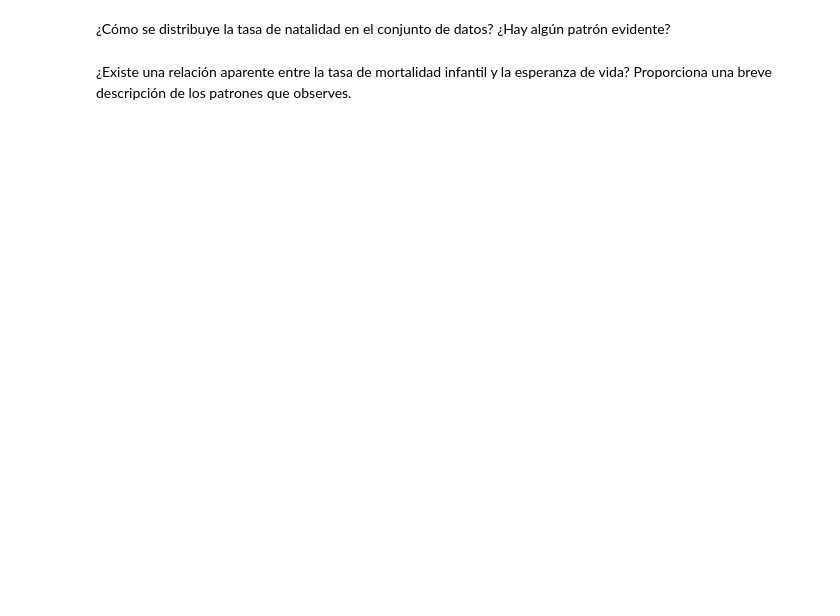
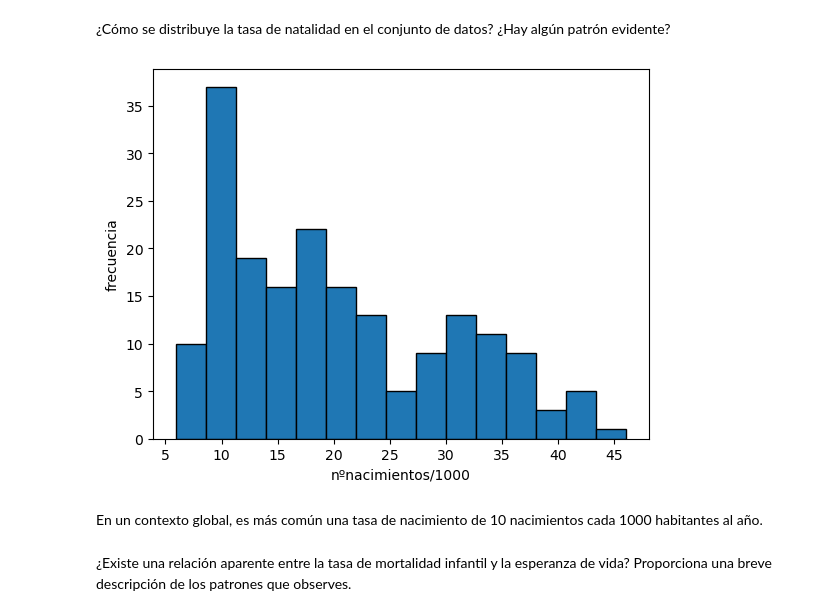
Before and after one commit to spinelf/PairProgramming_Modulo03_Transformando_datos, a Jupyter notebook: 08_promoH-modulo3-visualizacion-pairprogramming-Marga-Sil.ipynb, the cells around one changed output. Drawn from its saved outputs; the diff is of its cells as text; code cells hidden in the pictures; blank space fills up the shorter version.

```diff
--- a/08_promoH-modulo3-visualizacion-pairprogramming-Marga-Sil.ipynb
+++ b/08_promoH-modulo3-visualizacion-pairprogramming-Marga-Sil.ipynb
@@ -6,0 +23,4 @@ En este pair programming usaremos el csv que generamos en el pair programming de
+# %%
+# lo primero que hacemos es cargar el dataframe que vamos a usar para esta lección
+df = pd.read_csv('wdata_final.csv', index_col=0)
+df.head()
@@ -7,4 +34,14 @@ En este pair programming usaremos el csv que generamos en el pair programming de
 # %% [markdown]
 ¿Cómo se distribuye la tasa de natalidad en el conjunto de datos? ¿Hay algún patrón evidente?
+# %%
+#columna a estudiar : birth_rate
+plt.hist(data=df, x='birth_rate',edgecolor='black', bins=15)
+
+plt.xlabel('nºnacimientos/1000')
+plt.ylabel('frecuencia');
+# %% [output]
+[figure, added]
+# %% [markdown]
+En un contexto global, es más común una tasa de nacimiento de 10 nacimientos cada 1000 habitantes al año.
 # %% [markdown]
 ¿Existe una relación aparente entre la tasa de mortalidad infantil y la esperanza de vida? Proporciona una breve descripción de los patrones que observes.
```
Also changed, not shown: parts of 8 cells of this notebook.
